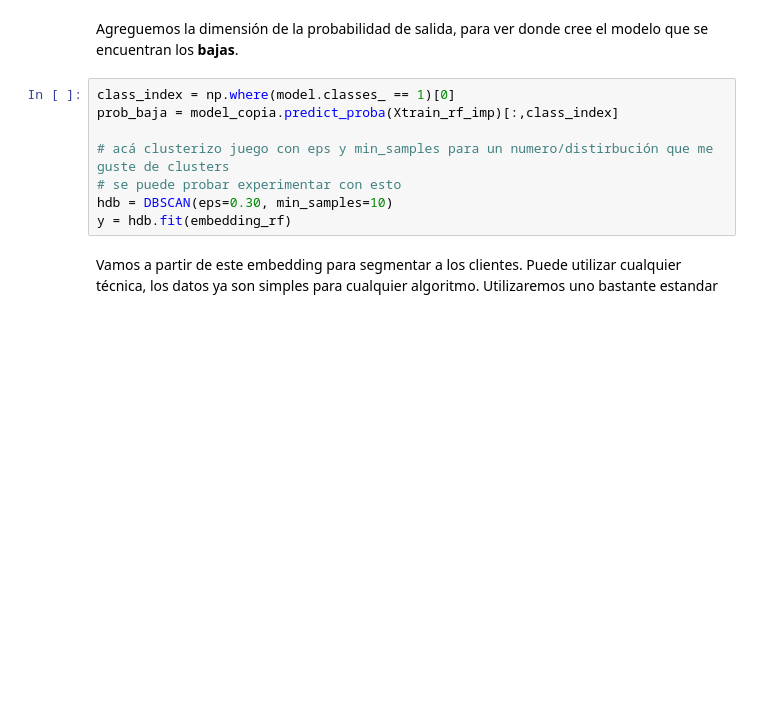
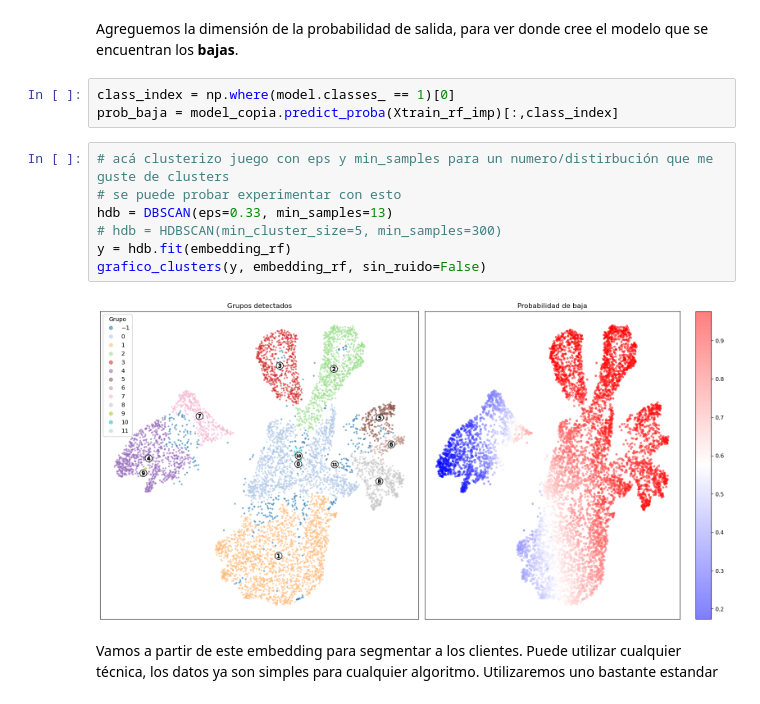
Before and after one commit to Piquelin/dmeyf2024, a Jupyter notebook: exp_colab_clust/exp_colab_100.ipynb, the cells around one changed output. Drawn from its saved outputs; the diff is of its cells as text; blank space fills up the shorter version.

Commit message:
12 distancias clusters (x2) y puntos en unmap

```diff
--- a/exp_colab_clust/exp_colab_100.ipynb
+++ b/exp_colab_clust/exp_colab_100.ipynb
@@ -159,13 +308,17 @@ plt.scatter(embedding_rf[:,0], embedding_rf[:,1], s=5, alpha=0.7)
 model_copia = model
 # %% [markdown]
 Agreguemos la dimensión de la probabilidad de salida, para ver donde cree el modelo que se encuentran los **bajas**.
+# %%
+class_index = np.where(model.classes_ == 1)[0]
+prob_baja = model_copia.predict_proba(Xtrain_rf_imp)[:,class_index]
 # %%
-class_index = np.where(model.classes_ == 1)[0]
-prob_baja = model_copia.predict_proba(Xtrain_rf_imp)[:,class_index]
-
 # acá clusterizo juego con eps y min_samples para un numero/distirbución que me guste de clusters
 # se puede probar experimentar con esto
-hdb = DBSCAN(eps=0.30, min_samples=10)
+hdb = DBSCAN(eps=0.33, min_samples=13)
+# hdb = HDBSCAN(min_cluster_size=5, min_samples=300)
 y = hdb.fit(embedding_rf)
+grafico_clusters(y, embedding_rf, sin_ruido=False)
+# %% [output]
+[figure, added]
 # %% [markdown]
 Vamos a partir de este embedding para segmentar a los clientes. Puede utilizar cualquier técnica, los datos ya son simples para cualquier algoritmo. Utilizaremos uno bastante estandar
```
Also changed, not shown: parts of 22 cells of this notebook.
